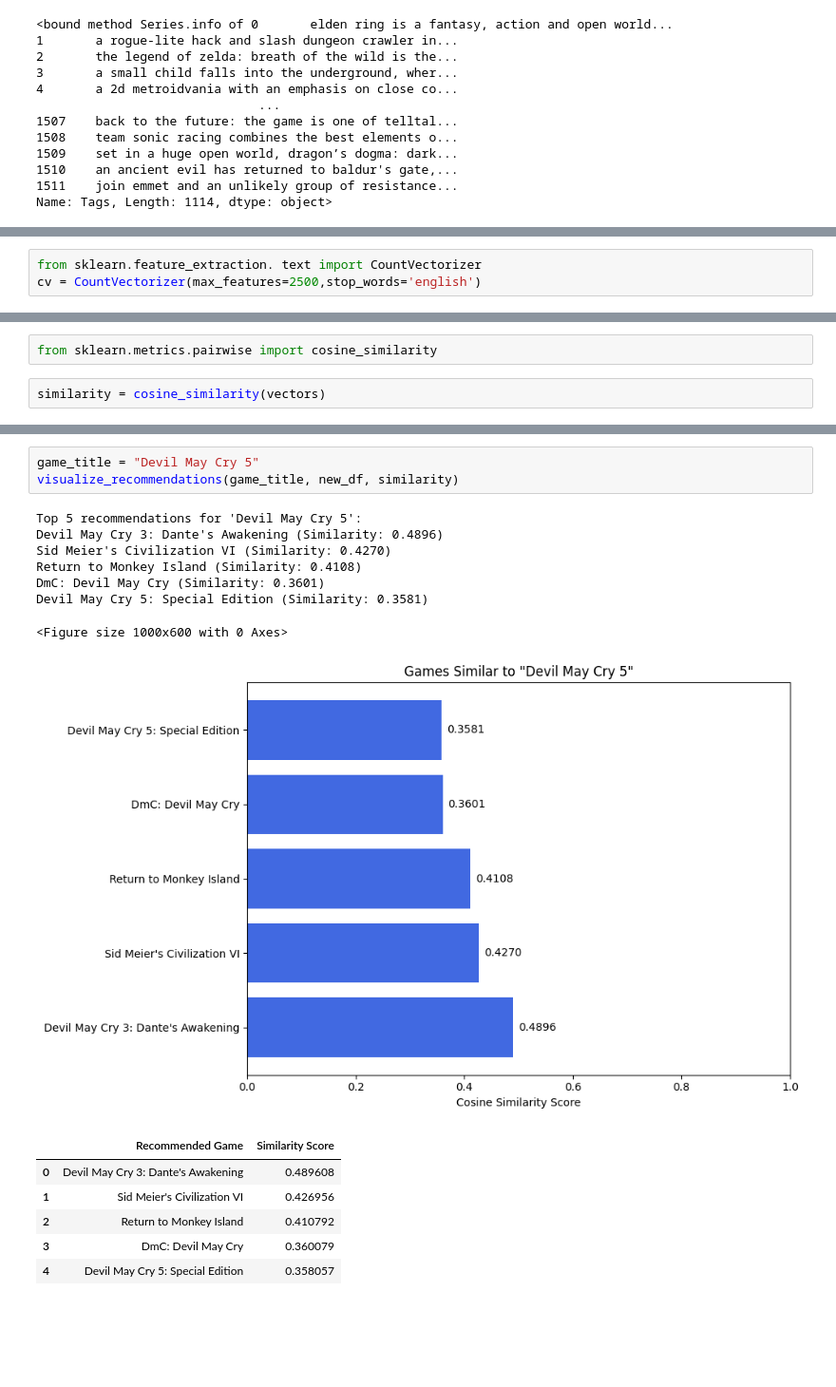
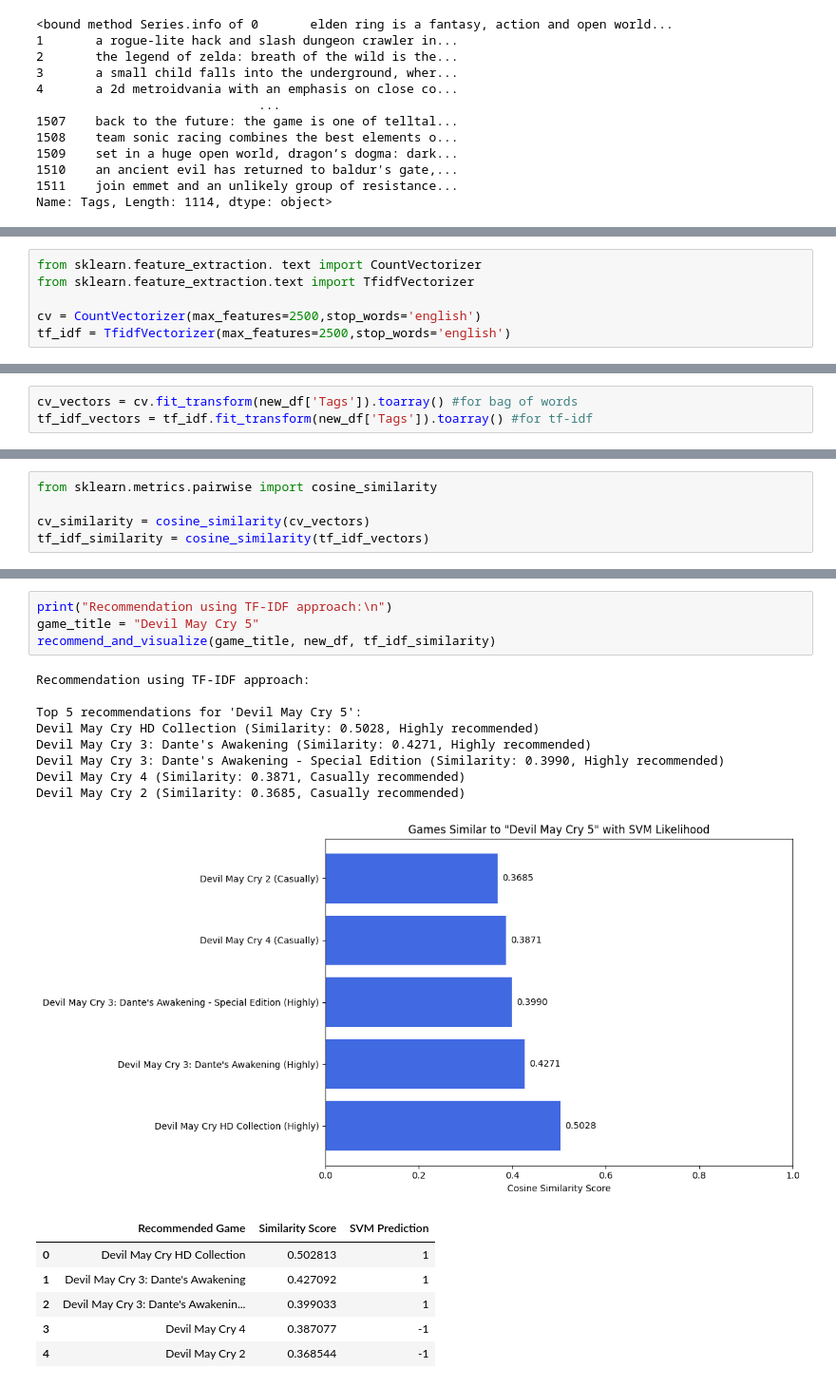
Before and after one commit to Kabbya04/Game-Recommender-System, a Jupyter notebook: game_recommender_system.ipynb, the cells around one changed output, grey strips where cells are left out. Shown at 95% size. Drawn from its saved outputs; the diff is of its cells as text; blank space fills up the shorter version.

Commit message:
Final Recommender system with trained SVM suggesting highle recommended/casually recommended

```diff
--- a/game_recommender_system.ipynb
+++ b/game_recommender_system.ipynb
@@ -181,3 +442,6 @@ See the caveats in the documentation: https://pandas.pydata.org/pandas-docs/stab
 # %%
 from sklearn.feature_extraction. text import CountVectorizer
+from sklearn.feature_extraction.text import TfidfVectorizer
+
 cv = CountVectorizer(max_features=2500,stop_words='english')
+tf_idf = TfidfVectorizer(max_features=2500,stop_words='english')
@@ -186 +450,4 @@ vectors = cv.fit_transform(new_df['Tags']).toarray()
+# %%
+cv_vectors = cv.fit_transform(new_df['Tags']).toarray() #for bag of words
+tf_idf_vectors = tf_idf.fit_transform(new_df['Tags']).toarray() #for tf-idf
 # %%
@@ -194,4 +471,5 @@ array(['000', '07th', '10', ..., 'zeus', 'zombi', 'zone'], dtype=object)
 # %%
 from sklearn.metrics.pairwise import cosine_similarity
+
+cv_similarity = cosine_similarity(cv_vectors)
+tf_idf_similarity = cosine_similarity(tf_idf_vectors)
-# %%
-similarity = cosine_similarity(vectors)
@@ -290,18 +625,20 @@ def visualize_recommendations(game, new_df, similarity, n_recommendations=5):
 # %%
+print("Recommendation using TF-IDF approach:\n")
 game_title = "Devil May Cry 5"
-visualize_recommendations(game_title, new_df, similarity)
+recommend_and_visualize(game_title, new_df, tf_idf_similarity)
 # %% [output]
+Recommendation using TF-IDF approach:
+
 Top 5 recommendations for 'Devil May Cry 5':
-Devil May Cry 3: Dante's Awakening (Similarity: 0.4896)
-Sid Meier's Civilization VI (Similarity: 0.4270)
-Return to Monkey Island (Similarity: 0.4108)
-DmC: Devil May Cry (Similarity: 0.3601)
-Devil May Cry 5: Special Edition (Similarity: 0.3581)
+Devil May Cry HD Collection (Similarity: 0.5028, Highly recommended)
+Devil May Cry 3: Dante's Awakening (Similarity: 0.4271, Highly recommended)
+Devil May Cry 3: Dante's Awakening - Special Edition (Similarity: 0.3990, Highly recommended)
+Devil May Cry 4 (Similarity: 0.3871, Casually recommended)
+Devil May Cry 2 (Similarity: 0.3685, Casually recommended)
-<Figure size 1000x600 with 0 Axes>
-[figure, old version]
+[figure, new version]
-|  | Recommended Game | Similarity Score |
-| 0 | Devil May Cry 3: Dante's Awakening | 0.489608 |
-| 1 | Sid Meier's Civilization VI | 0.426956 |
-| 2 | Return to Monkey Island | 0.410792 |
-| 3 | DmC: Devil May Cry | 0.360079 |
-| 4 | Devil May Cry 5: Special Edition | 0.358057 |
+|  | Recommended Game | Similarity Score | SVM Prediction |
+| 0 | Devil May Cry HD Collection | 0.502813 | 1 |
+| 1 | Devil May Cry 3: Dante's Awakening | 0.427092 | 1 |
+| 2 | Devil May Cry 3: Dante's Awakenin... | 0.399033 | 1 |
+| 3 | Devil May Cry 4 | 0.387077 | -1 |
+| 4 | Devil May Cry 2 | 0.368544 | -1 |
```
Also changed, not shown: parts of 66 cells of this notebook, 2 other files.
